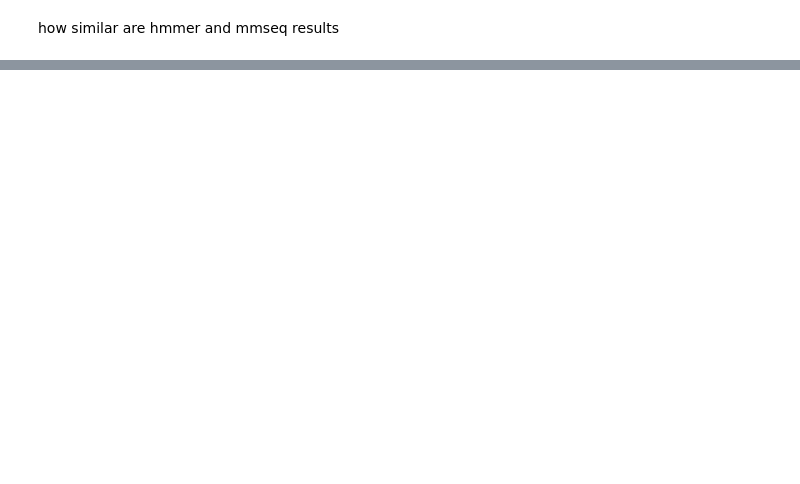
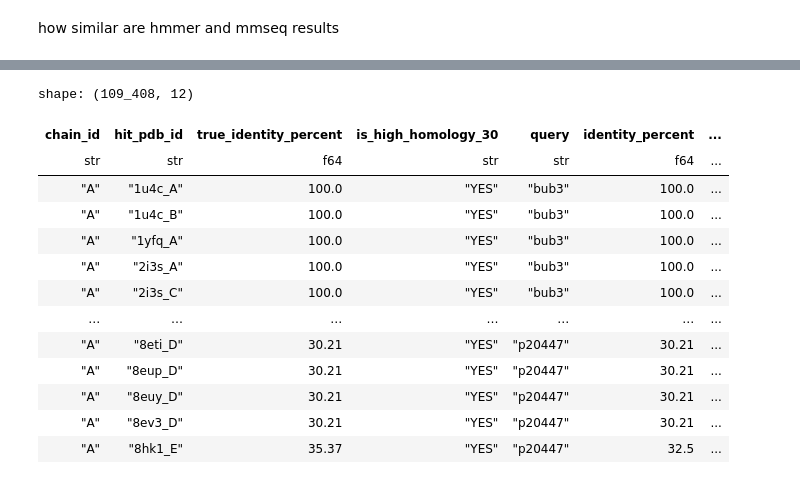
Before and after one commit to Kim-Dammer/master_thesis, a Jupyter notebook: notebooks/07_preparing_Complex_to_pdb_mapping.ipynb, the cells around one changed output, grey strips where cells are left out. Cells and saved outputs as stored; diff of their text form; code cells hidden in the pictures; blank space fills up the shorter version.

```diff
--- a/notebooks/07_preparing_Complex_to_pdb_mapping.ipynb
+++ b/notebooks/07_preparing_Complex_to_pdb_mapping.ipynb
@@ -193,0 +342,18 @@ hits_hmmer =
+# %%
+high_homology_joined = joined.filter(pl.col("is_high_homology_30") == "YES")
+high_homology_joined
+# %% [output]
+shape: (109_408, 12)
+| chain_id | hit_pdb_id | true_identity_percent | is_high_homology_30 | query | identity_percent | ... |
+| str | str | f64 | str | str | f64 | ... |
+| "A" | "1u4c_A" | 100.0 | "YES" | "bub3" | 100.0 | ... |
+| "A" | "1u4c_B" | 100.0 | "YES" | "bub3" | 100.0 | ... |
+| "A" | "1yfq_A" | 100.0 | "YES" | "bub3" | 100.0 | ... |
+| "A" | "2i3s_A" | 100.0 | "YES" | "bub3" | 100.0 | ... |
+| "A" | "2i3s_C" | 100.0 | "YES" | "bub3" | 100.0 | ... |
+| … | … | … | … | … | … | ... |
+| "A" | "8eti_D" | 30.21 | "YES" | "p20447" | 30.21 | ... |
+| "A" | "8eup_D" | 30.21 | "YES" | "p20447" | 30.21 | ... |
+| "A" | "8euy_D" | 30.21 | "YES" | "p20447" | 30.21 | ... |
+| "A" | "8ev3_D" | 30.21 | "YES" | "p20447" | 30.21 | ... |
+| "A" | "8hk1_E" | 35.37 | "YES" | "p20447" | 32.5 | ... |
```
Also changed, not shown: parts of 8 cells of this notebook, 2 other files.
